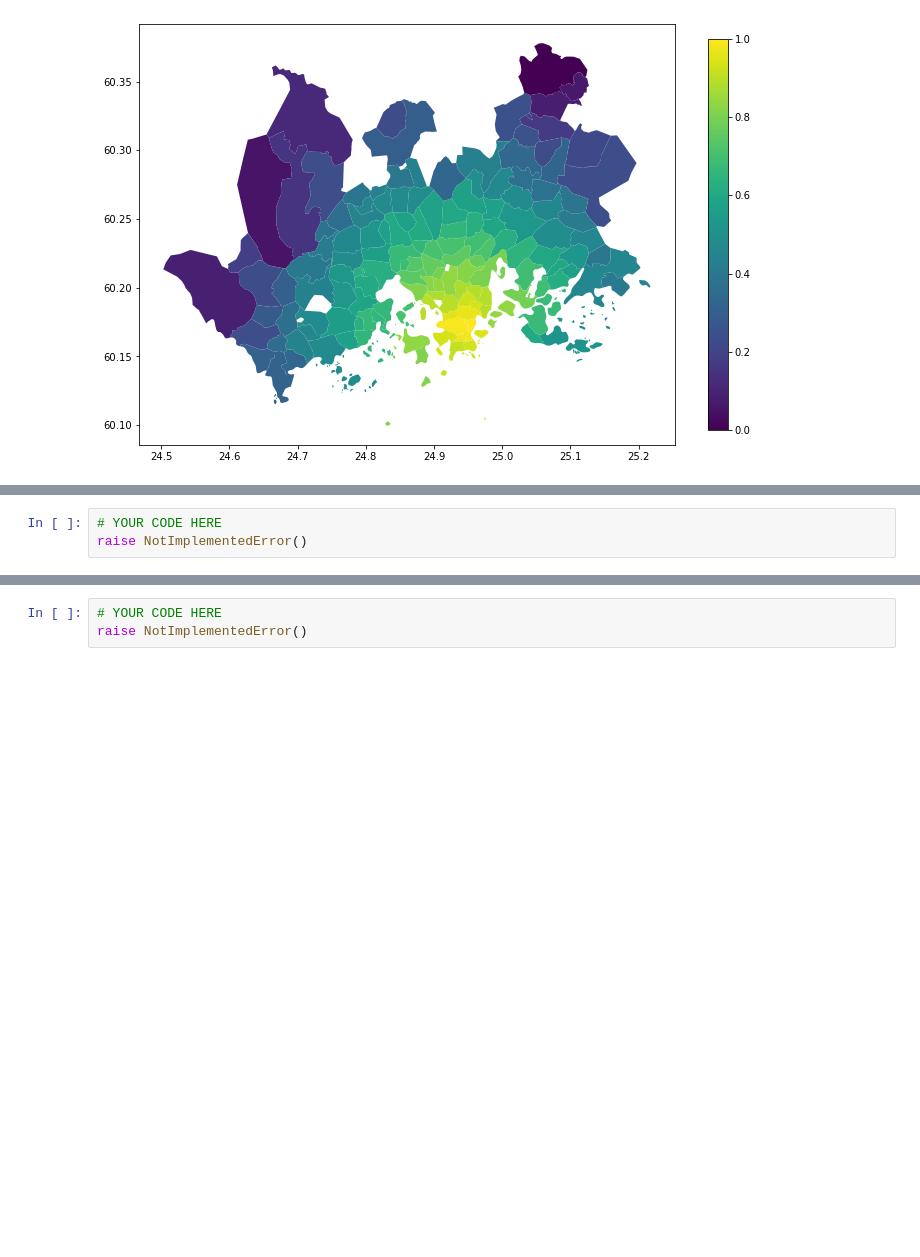
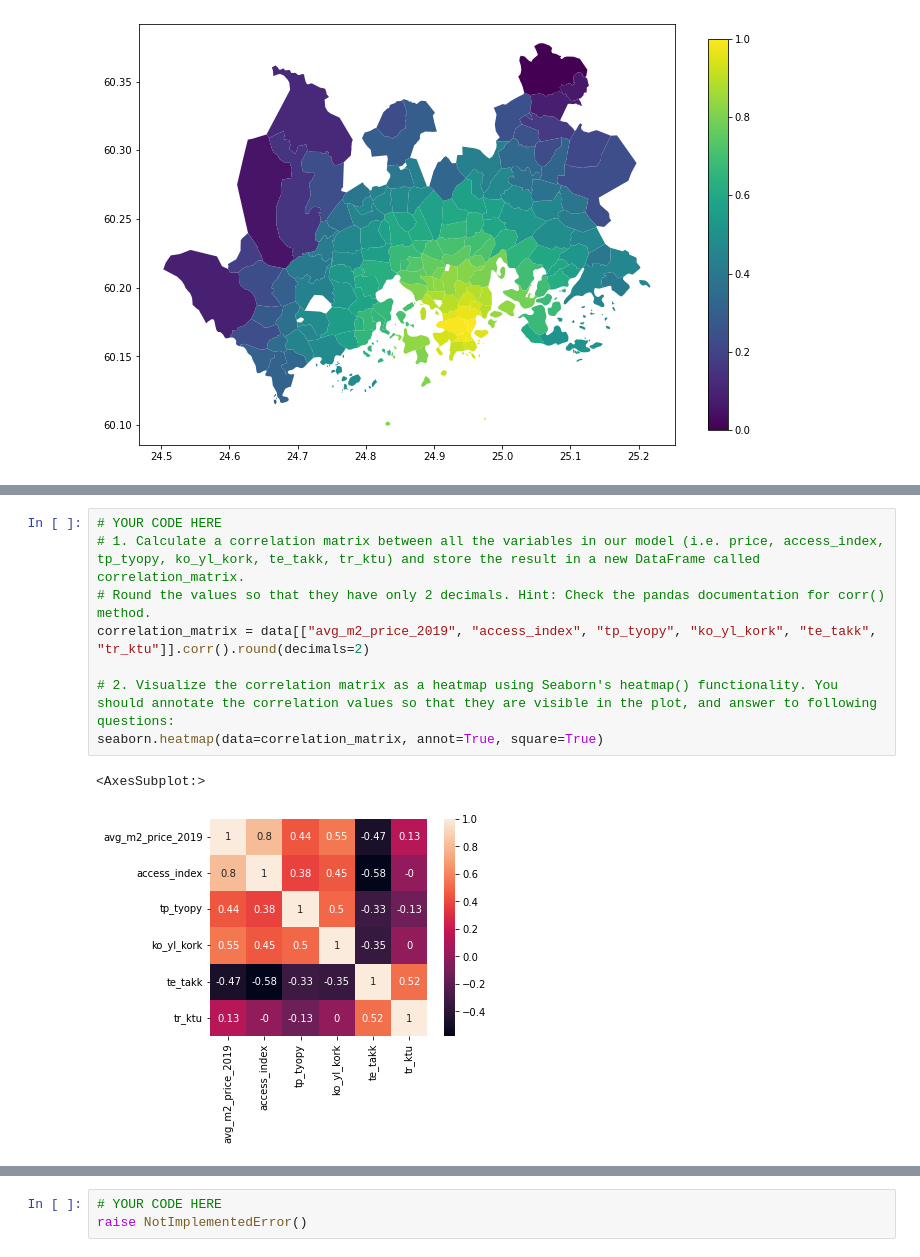
Before and after one commit to Sustainability-GIS-2022/exercise-4-laripernu, a Jupyter notebook: Exercise-4.ipynb, the cells around one changed output, grey strips where cells are left out. Drawn from its saved outputs; the diff is of its cells as text; blank space fills up the shorter version.

```diff
--- a/Exercise-4.ipynb
+++ b/Exercise-4.ipynb
@@ -223,9 +228,17 @@ In this problem, we start our statistical analysis by investigating the correlat
 As a result, you should have something like below (*correlation values for price are hidden*):
 
 ![Correlation matrix ](img/correlation_matrix.PNG)
-# %%
-# YOUR CODE HERE
-raise NotImplementedError()
+# %%
+# YOUR CODE HERE
+# 1. Calculate a correlation matrix between all the variables in our model (i.e. price, access_index, tp_tyopy, ko_yl_kork, te_takk, tr_ktu) and store the result in a new DataFrame called correlation_matrix.
+# Round the values so that they have only 2 decimals. Hint: Check the pandas documentation for corr() method.
+correlation_matrix = data[["avg_m2_price_2019", "access_index", "tp_tyopy", "ko_yl_kork", "te_takk", "tr_ktu"]].corr().round(decimals=2)
+
+# 2. Visualize the correlation matrix as a heatmap using Seaborn's heatmap() functionality. You should annotate the correlation values so that they are visible in the plot, and answer to following questions:
+seaborn.heatmap(data=correlation_matrix, annot=True, square=True)
+# %% [output]
+<AxesSubplot:>
+[figure, added]
 # %% [markdown]
 ## Problem 4 - Is there spatial autocorrelation in the price values? (2 points)
 
```
Also changed, not shown: parts of 1 cell of this notebook.
